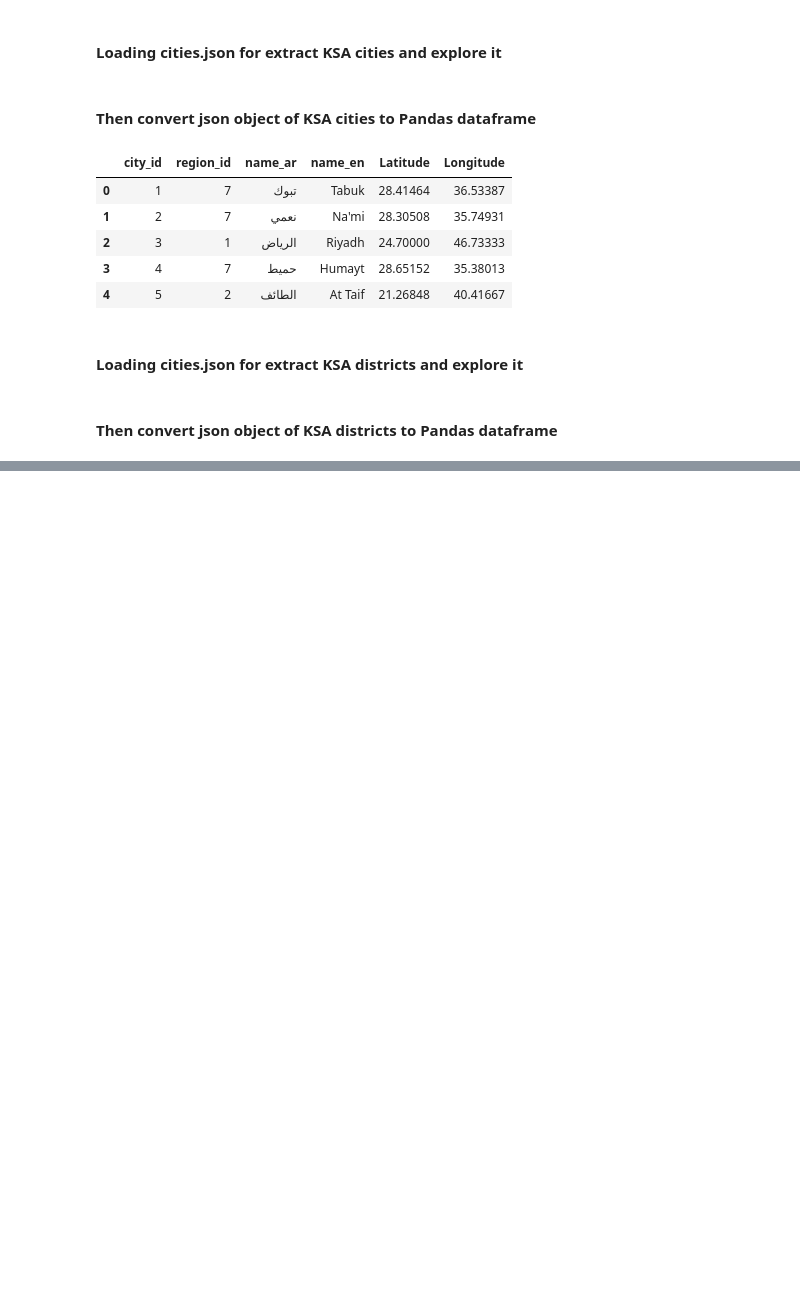
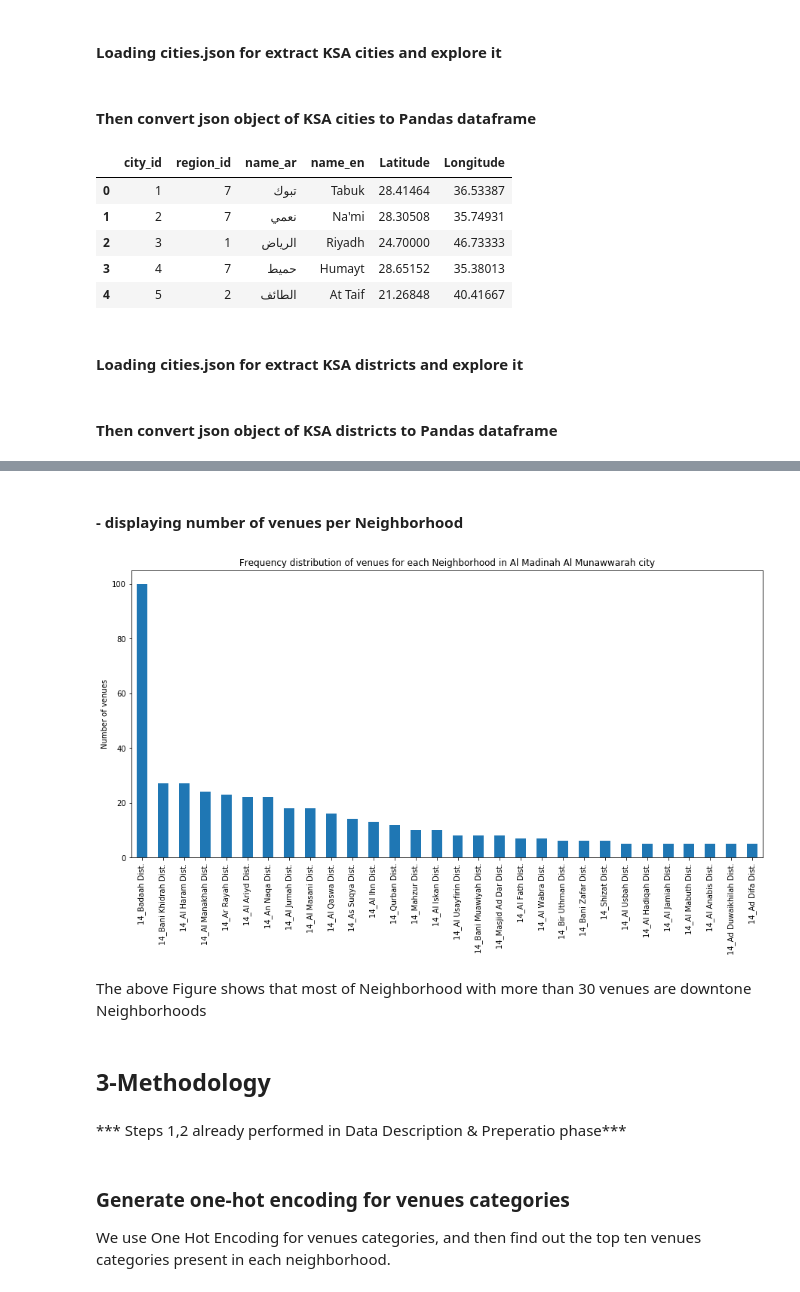
Before and after one commit to meshrif/Coursera_Capstone, a Jupyter notebook: Capsto_Project_Week4.ipynb, the cells around one changed output, grey strips where cells are left out. Cells and saved outputs as stored; diff of their text form; code cells hidden in the pictures; blank space fills up the shorter version.

```diff
--- a/Capsto_Project_Week4.ipynb
+++ b/Capsto_Project_Week4.ipynb
@@ -163,0 +412,20 @@ country_districts.head()
+# %% [markdown]
+#### - displaying  number of venues per Neighborhood
+# %%
+import matplotlib.pyplot as plt
+plt.figure(figsize=(15,7))
+city_districts_venues.Neighborhood.value_counts()[:30].plot.bar()
+plt.title('Frequency distribution of venues for each Neighborhood in '+city_name + ' city')
+plt.ylabel('Number of venues')
+plt.show()
+# %% [output]
+[figure, added]
+# %% [markdown]
+The above Figure shows that most of Neighborhood with more than 30 venues are downtone Neighborhoods
+# %% [markdown]
+## 3-Methodology
+# %% [markdown]
+*** Steps  1,2 already performed in Data Description & Preperatio phase***
+# %% [markdown]
+###  Generate one-hot encoding for venues categories
+We use One Hot Encoding for venues categories, and then find out the top ten venues categories present in each neighborhood.
```
Also changed, not shown: parts of 70 cells of this notebook.
